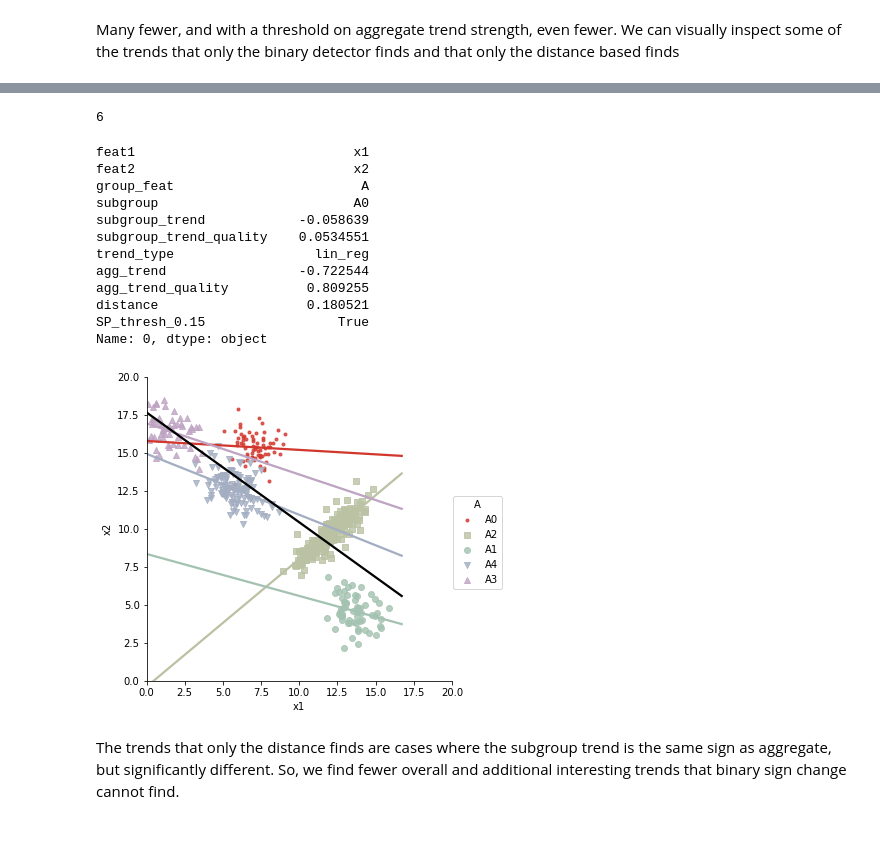
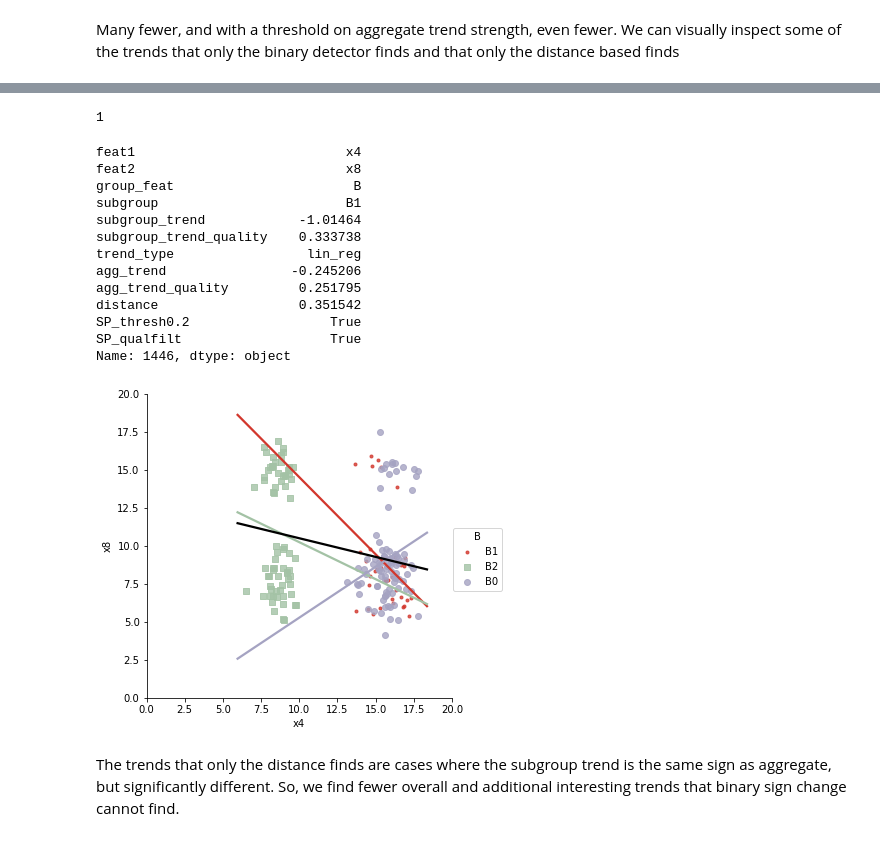
Before and after one commit to fairnessforensics/wiggum, a Jupyter notebook: research_notebooks/03_binary_v_continuous_sp_evaluation.ipynb, the cells around one changed output, grey strips where cells are left out. Drawn from its saved outputs; the diff is of its cells as text; code cells hidden in the pictures.

```diff
--- a/research_notebooks/03_binary_v_continuous_sp_evaluation.ipynb
+++ b/research_notebooks/03_binary_v_continuous_sp_evaluation.ipynb
@@ -38,3 +36,8 @@ labeled_df_dist = dsp.labeledDataFrame('../data/synthetic_continuous_bin_compare
+# %%
+file = '../data/synthetic_continuous16'
+# file = '../data/synthetic_continuous_bin_compare'
+labeled_df_bin = dsp.labeledDataFrame(file)
+labeled_df_dist = dsp.labeledDataFrame(file)
 # %% [markdown]
 Next we compute the trends using only the binary types and view a sample of 10 random trends
 # %%
@@ -105,0 +100,7 @@ print(len(bin_det))
+# %%
+bin_sp = labeled_df_bin.get_SP_rows('SP')
+print(len(bin_sp))
+quality_filters = {'name':'SP_qualfilt','distance':.33,'agg_trend_quality':.25,'subgroup_trend_quality':0.25,}
+bin_sp_qual = labeled_df_bin.get_SP_rows(quality_filters.copy(),replace=True)
+print(len(bin_sp_qual))
+bin_sp_qual.head()
@@ -108,6 +125,7 @@ We get a lot of reslts, but a lot are for weak trends
 # %%
-dist_sp = labeled_df_dist.get_SP_rows(thresh = .15)
+dist_sp = labeled_df_dist.get_SP_rows(thresh = .2)
 print(len(dist_sp))
-dist_det = dist_sp[np.abs(dist_sp['agg_trend_quality'])>trend_q].index
-print(len(dist_det))
+dist_sp_qual = labeled_df_dist.get_SP_rows(quality_filters.copy(),replace=True)
+print(len(dist_sp_qual))
+dist_sp_qual.head()
 # %% [output]
@@ -117,10 +141,12 @@ print(len(dist_det))
 Many fewer, and with a threshold on aggregate trend strength, even fewer. We can visually inspect some of the trends that only the binary detector finds and that only the distance based finds
 # %%
 # unique to bin
+dist_det = dist_sp_qual.index
+bin_det = bin_sp_qual.index
 bin_only= [b for b in bin_det if not(b in dist_det)]
 print(len(bin_only))
 # randomly select one
-cursel = np.random.random_integers(len(bin_only)-1)
+cursel = np.random.random_integers(len(bin_only)) -1
 
 view_to_plot = labeled_df_bin.result_df.loc[bin_only[cursel],['feat1','feat2','group_feat']]
 bold_level = labeled_df_bin.result_df.loc[bin_only[cursel],'subgroup']
@@ -145,27 +159,28 @@ Name: 3802, dtype: object
 # %%
 dist_only = [d for d in dist_det if not(d in bin_det)]
 print(len(dist_only))
-cursel = 0
+cursel = np.random.random_integers(len(dist_only)) -1
 view_to_plot = labeled_df_dist.result_df.loc[dist_only[cursel],['feat1','feat2','group_feat']]
 bold_level = labeled_df_dist.result_df.loc[dist_only[cursel],'subgroup']
 
 labeled_df_dist.sp_plot(*view_to_plot,bold_color_val=bold_level)
 labeled_df_dist.result_df.loc[dist_only[cursel]]
 # %% [output]
-6
+1
-feat1                            x1
-feat2                            x2
-group_feat                        A
-subgroup                         A0
-subgroup_trend            -0.058639
-subgroup_trend_quality    0.0534551
-trend_type                  lin_reg
-agg_trend                 -0.722544
-agg_trend_quality          0.809255
-distance                   0.180521
-SP_thresh_0.15                 True
-Name: 0, dtype: object
+feat1                           x4
+feat2                           x8
+group_feat                       B
+subgroup                        B1
+subgroup_trend            -1.01464
+subgroup_trend_quality    0.333738
+trend_type                 lin_reg
+agg_trend                -0.245206
+agg_trend_quality         0.251795
+distance                  0.351542
+SP_thresh0.2                  True
+SP_qualfilt                   True
+Name: 1446, dtype: object
-[figure, old version]
+[figure, new version]
 # %% [markdown]
 The trends that only the distance finds are cases where the subgroup trend is the same sign as aggregate, but significantly different.  So, we find fewer overall and additional interesting trends that binary sign change cannot find.
 # %%
```
Also changed, not shown: parts of 34 cells of this notebook.
